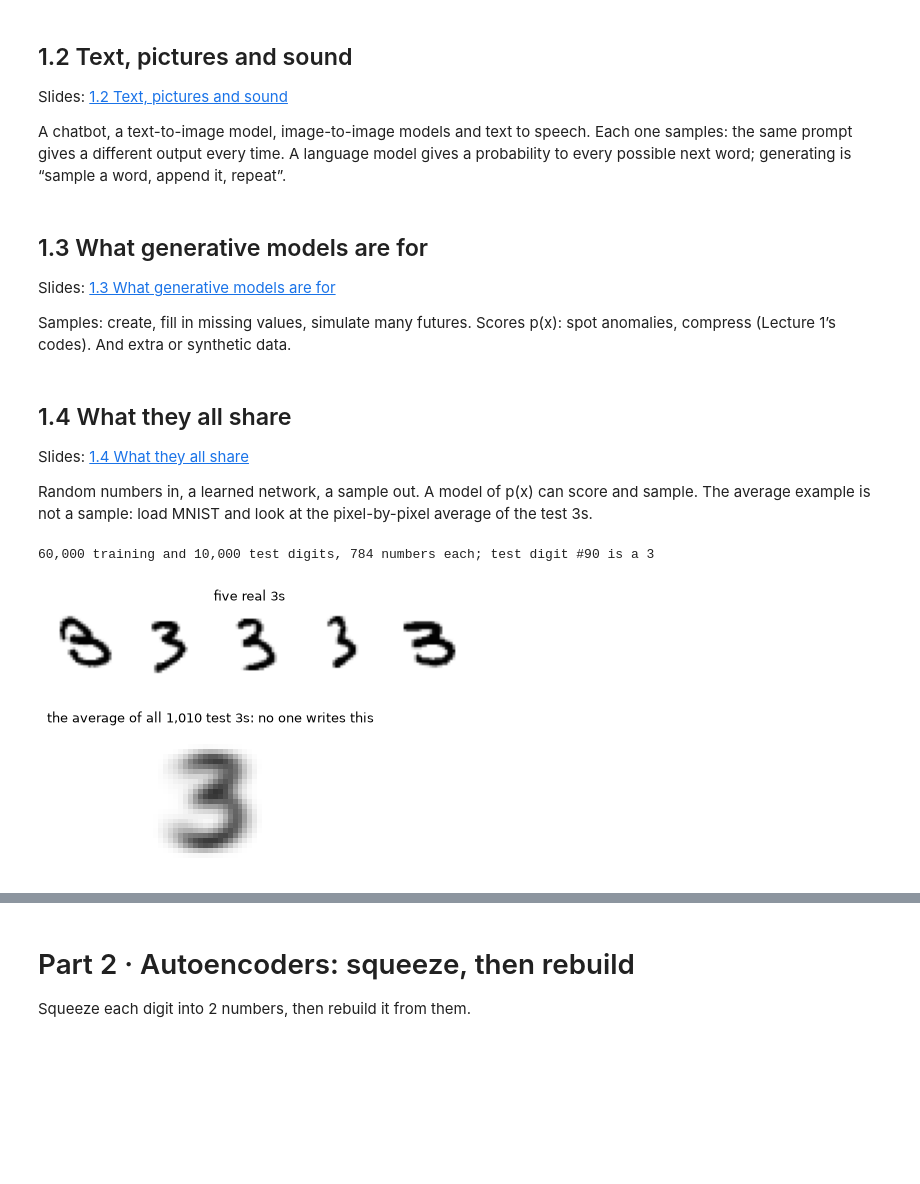
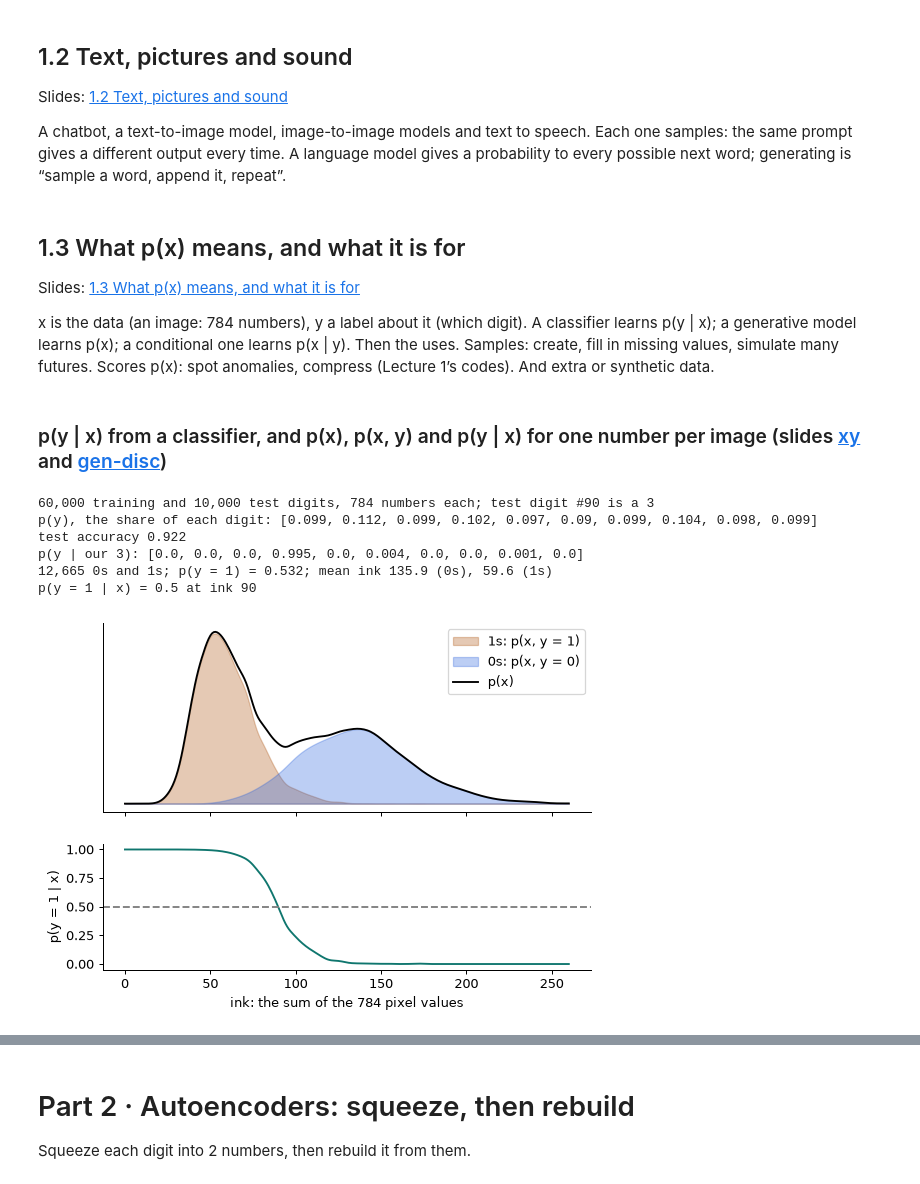
Before and after one commit to nipunbatra/generative, a Jupyter notebook: lectures/lecture5/lecture5-autoencoders-vae.ipynb, the cells around one changed output, grey strips where cells are left out. Cells and saved outputs as stored; diff of their text form; code cells hidden in the pictures; blank space fills up the shorter version.

```diff
--- a/lectures/lecture5/lecture5-autoencoders-vae.ipynb
+++ b/lectures/lecture5/lecture5-autoencoders-vae.ipynb
@@ -52,31 +52,59 @@ Slides: [1.2 Text, pictures and sound](https://nipunbatra.github.io/generative/l
 
 A chatbot, a text-to-image model, image-to-image models and text to speech. Each one samples: the same prompt gives a different output every time. A language model gives a probability to every possible next word; generating is “sample a word, append it, repeat”.
 # %% [markdown]
-## 1.3 What generative models are for
+## 1.3 What p(x) means, and what it is for
 
-Slides: [1.3 What generative models are for](https://nipunbatra.github.io/generative/lectures/lecture5/#science/1)
+Slides: [1.3 What p(x) means, and what it is for](https://nipunbatra.github.io/generative/lectures/lecture5/#xy/1)
 
-Samples: create, fill in missing values, simulate many futures. Scores p(x): spot anomalies, compress (Lecture 1’s codes). And extra or synthetic data.
+x is the data (an image: 784 numbers), y a label about it (which digit). A classifier learns p(y | x); a generative model learns p(x); a conditional one learns p(x | y). Then the uses. Samples: create, fill in missing values, simulate many futures. Scores p(x): spot anomalies, compress (Lecture 1’s codes). And extra or synthetic data.
-# %% [markdown]
-## 1.4 What they all share
-
-Slides: [1.4 What they all share](https://nipunbatra.github.io/generative/lectures/lecture5/#recipe/1)
-
-Random numbers in, a learned network, a sample out. A model of p(x) can score and sample. The average example is not a sample: load MNIST and look at the pixel-by-pixel average of the test 3s.
+# %% [markdown]
+### p(y | x) from a classifier, and p(x), p(x, y) and p(y | x) for one number per image (slides [xy](https://nipunbatra.github.io/generative/lectures/lecture5/#xy/1) and [gen-disc](https://nipunbatra.github.io/generative/lectures/lecture5/#gen-disc/1))
 # %%
 from torchvision.datasets import MNIST
 MNIST_ROOT = os.environ.get('MNIST_ROOT', 'data')
 have = (Path(MNIST_ROOT) / 'MNIST' / 'raw' / 'train-images-idx3-ubyte').exists()
 train_set = MNIST(MNIST_ROOT, train=True, download=not have)
 test_set = MNIST(MNIST_ROOT, train=False, download=not have)
 Xtr = train_set.data.reshape(-1, 784).double() / 255; ytr = train_set.targets
 Xte = test_set.data.reshape(-1, 784).double() / 255; yte = test_set.targets
 x3 = Xte[90]
 print(f'{len(Xtr):,} training and {len(Xte):,} test digits, {Xtr.shape[1]} numbers each; test digit #90 is a {int(yte[90])}')
-threes = Xte[yte == 3]
-show_digits(threes[:5], ncol=5, size=1.2, title='five real 3s')
-show_digits(threes.mean(0)[None], ncol=1, size=2, title=f'the average of all {len(threes):,} test 3s: no one writes this')
+print('p(y), the share of each digit:', [round(float((ytr == c).double().mean()), 3) for c in range(10)])
+
+# A classifier learns p(y | x): 784 numbers in, 10 numbers out, softmax turns them into probabilities
+torch.manual_seed(0)
+clf = nn.Linear(784, 10); opt = torch.optim.Adam(clf.parameters(), lr=1e-3)
+gen = torch.Generator().manual_seed(0); Xf = Xtr.float()
+for epoch in range(5):
+    for idx in torch.randperm(len(Xf), generator=gen).split(128):
+        loss = nn.functional.cross_entropy(clf(Xf[idx]), ytr[idx])
+        opt.zero_grad(); loss.backward(); opt.step()
+with torch.no_grad():
+    print(f'test accuracy {float((clf(Xte.float()).argmax(1) == yte).float().mean()):.3f}')
+    print('p(y | our 3):', [round(v, 3) for v in clf(x3.float()[None]).softmax(1)[0].tolist()])
+
+# One number per image, its ink, for the training 0s and 1s: p(x | y) by a Gaussian kernel density, then Bayes' rule
+keep = (ytr == 0) | (ytr == 1); ink, y01 = Xtr[keep].sum(1), ytr[keep]
+grid = torch.linspace(0, 260, 261, dtype=F64)
+def kde(v):
+    h = 1.06 * float(v.std()) * len(v) ** -0.2
+    return torch.exp(-0.5 * ((grid[:, None] - v[None]) / h) ** 2).sum(1) / (len(v) * h * math.sqrt(2 * math.pi))
+p1 = float((y01 == 1).double().mean())
+joint0, joint1 = (1 - p1) * kde(ink[y01 == 0]), p1 * kde(ink[y01 == 1])     # p(x, y) = p(y) p(x | y)
+px = joint0 + joint1                                                      # p(x)
+post1 = joint1 / px                                                       # p(y = 1 | x)
+print(f'{int(keep.sum()):,} 0s and 1s; p(y = 1) = {p1:.3f}; mean ink {float(ink[y01 == 0].mean()):.1f} (0s), {float(ink[y01 == 1].mean()):.1f} (1s)')
+print(f'p(y = 1 | x) = 0.5 at ink {float(grid[int((post1 < 0.5).nonzero()[0])]):.0f}')
+fig, (a, b) = plt.subplots(2, 1, figsize=(7, 5), sharex=True, height_ratios=[3, 2])
+a.fill_between(grid, joint1, alpha=.3, color='#AA4E08', label='1s: p(x, y = 1)'); a.fill_between(grid, joint0, alpha=.3, color='#245EDB', label='0s: p(x, y = 0)')
+a.plot(grid, px, 'k', label='p(x)'); a.legend(); a.set_yticks([])
+b.plot(grid, post1, color='#0F766E'); b.axhline(.5, ls='--', c='grey'); b.set_ylabel('p(y = 1 | x)'); b.set_xlabel('ink: the sum of the 784 pixel values')
+plt.show()
 # %% [output]
 60,000 training and 10,000 test digits, 784 numbers each; test digit #90 is a 3
+p(y), the share of each digit: [0.099, 0.112, 0.099, 0.102, 0.097, 0.09, 0.099, 0.104, 0.098, 0.099]
+test accuracy 0.922
+p(y | our 3): [0.0, 0.0, 0.0, 0.995, 0.0, 0.004, 0.0, 0.0, 0.001, 0.0]
+12,665 0s and 1s; p(y = 1) = 0.532; mean ink 135.9 (0s), 59.6 (1s)
+p(y = 1 | x) = 0.5 at ink 90
-[figure, old version]
+[figure, new version]
-[figure, removed]
```
Also changed, not shown: parts of 72 cells of this notebook, 23 other files.
